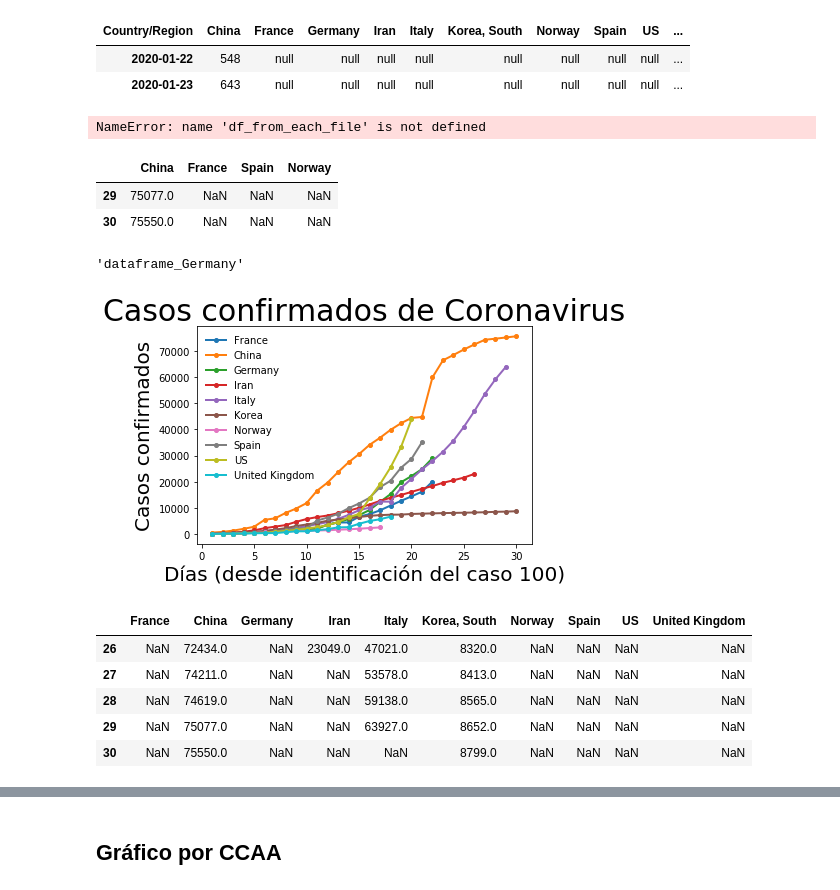
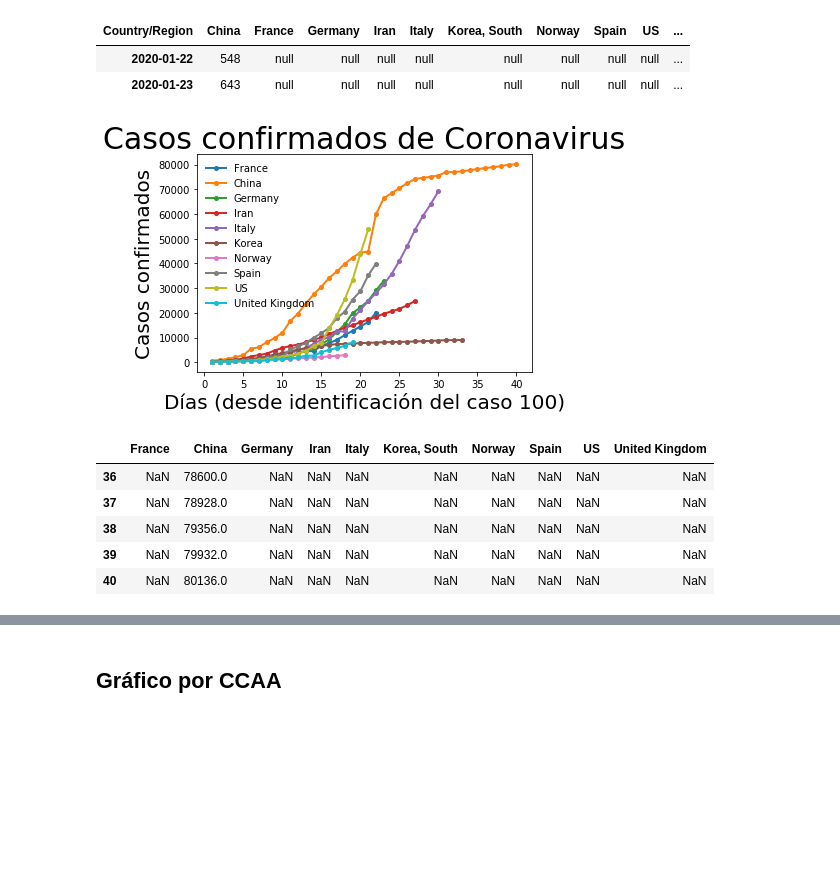
Before and after one commit to akakicreations/ejercicios-casuales-github, a Jupyter notebook: covid19-exercise/covid19_notebook_WEB.ipynb, the cells around one changed output, grey strips where cells are left out. Saved outputs shown, nothing was run; the diff lists cells and outputs as text; code cells hidden in the pictures; blank space fills up the shorter version.

```diff
--- a/covid19-exercise/covid19_notebook_WEB.ipynb
+++ b/covid19-exercise/covid19_notebook_WEB.ipynb
@@ -51,32 +51,6 @@ data_drive_from100cases.head(2)
 | Country/Region | China | France | Germany | Iran | Italy | Korea, South | Norway | Spain | US | ... |
 | 2020-01-22 | 548 | null | null | null | null | null | null | null | null | ... |
 | 2020-01-23 | 643 | null | null | null | null | null | null | null | null | ... |
-# %%
-import os, glob
-import pandas as pd
-
-path = "/"
-
-all_files = glob.glob(os.path.join(path, "data_*.csv"))
-df_merged   = pd.concat(df_from_each_file, ignore_index=True)
-df_merged = (pd.read_csv(f, sep=',') for f in all_files)
-df_merged.to_csv( "merged.csv")
-# %% [output]
-NameError: name 'df_from_each_file' is not defined
-# %%
-# data_drive_merge = pd.merge(dataframe_China, [dataframe_France, dataframe_China], left_index=True, right_index=True)
-result = dataframe_China.join([dataframe_France, dataframe_Spain, dataframe_Norway])
-result.tail(2)
-# %% [output]
-|  | China | France | Spain | Norway |
-| 29 | 75077.0 | NaN | NaN | NaN |
-| 30 | 75550.0 | NaN | NaN | NaN |
-# %%
-#Lista dataframes
-dataframes_list = ['dataframe_China', 'dataframe_Germany', 'dataframe_Iran', 'dataframe_Italy', 'dataframe_Korea', 'dataframe_Norway', 'dataframe_Spain', 'dataframe_US', 'dataframe_UnitedKingdom']
-dataframes_list[1]
-# %% [output]
-'dataframe_Germany'
 # %%
 '''Vamos a hacer un gráfico para ver los casos confirmados (desde caso 100)'''
 
@@ -112,8 +86,8 @@ dataframe_Spain = pd.read_csv('data_Spain.csv')
 dataframe_US = pd.read_csv('data_US.csv')
 dataframe_UnitedKingdom = pd.read_csv('data_United Kingdom.csv')
 
-#Les añadimos NaN al final
-new_index = np.arange(1,31)
+#Les añadimos NaN al final y reindexamos
+new_index = np.arange(1,41)
 dataframe_France = dataframe_France.reindex(new_index)
 dataframe_China = dataframe_China.reindex(new_index)
 dataframe_Germany = dataframe_Germany.reindex(new_index)
@@ -122,40 +96,40 @@ dataframe_Italy = dataframe_Italy.reindex(new_index)
 dataframe_Korea = dataframe_Korea.reindex(new_index)
 dataframe_Norway = dataframe_Norway.reindex(new_index)
 dataframe_Spain = dataframe_Spain.reindex(new_index)
 dataframe_US = dataframe_US.reindex(new_index)
 dataframe_UnitedKingdom = dataframe_UnitedKingdom.reindex(new_index)
 
 # Lo ploteo
 plt.plot(dataframe_France, label='France', marker='o', markersize=4, linewidth=2)
 plt.plot(dataframe_China, label='China',marker='o', markersize=4, linewidth=2)
 plt.plot(dataframe_Germany, label='Germany' ,marker='o', markersize=4, linewidth=2)
 plt.plot(dataframe_Iran, label='Iran',marker='o', markersize=4, linewidth=2)
 plt.plot(dataframe_Italy, label='Italy',marker='o', markersize=4, linewidth=2)
 plt.plot(dataframe_Korea, label='Korea' ,marker='o', markersize=4, linewidth=2)
 plt.plot(dataframe_Norway, label='Norway' ,marker='o', markersize=4, linewidth=2)
 plt.plot(dataframe_Spain, label='Spain' ,marker='o', markersize=4, linewidth=2)
 plt.plot(dataframe_US, label='US' ,marker='o', markersize=4, linewidth=2)
 plt.plot(dataframe_UnitedKingdom, label='United Kingdom',marker='o', markersize=4, linewidth=2)
 
 plt.legend(loc='upper left', frameon=False, fancybox=True)
 plt.title('Casos confirmados de Coronavirus', {'fontsize': 30})
 
 plt.xlabel("Días (desde identificación del caso 100)", {'fontsize': 20})
 plt.ylabel("Casos confirmados", {'fontsize': 20})
 plt.show()
 
 #Juntar dataframes y Exportar CSV completo
 data_drive_from100cases = dataframe_France.join([dataframe_China, dataframe_Germany, dataframe_Iran, dataframe_Italy, dataframe_Korea, dataframe_Norway, dataframe_Spain, dataframe_US,dataframe_UnitedKingdom])
 data_drive_from100cases.to_csv('covid19_data_drive_from100.csv', sep = ';')
 data_drive_from100cases.tail()
 # %% [output]
-[figure, old version]
+[figure, new version]
 |  | France | China | Germany | Iran | Italy | Korea, South | Norway | Spain | US | United Kingdom |
-| 26 | NaN | 72434.0 | NaN | 23049.0 | 47021.0 | 8320.0 | NaN | NaN | NaN | NaN |
-| 27 | NaN | 74211.0 | NaN | NaN | 53578.0 | 8413.0 | NaN | NaN | NaN | NaN |
-| 28 | NaN | 74619.0 | NaN | NaN | 59138.0 | 8565.0 | NaN | NaN | NaN | NaN |
-| 29 | NaN | 75077.0 | NaN | NaN | 63927.0 | 8652.0 | NaN | NaN | NaN | NaN |
-| 30 | NaN | 75550.0 | NaN | NaN | NaN | 8799.0 | NaN | NaN | NaN | NaN |
+| 36 | NaN | 78600.0 | NaN | NaN | NaN | NaN | NaN | NaN | NaN | NaN |
+| 37 | NaN | 78928.0 | NaN | NaN | NaN | NaN | NaN | NaN | NaN | NaN |
+| 38 | NaN | 79356.0 | NaN | NaN | NaN | NaN | NaN | NaN | NaN | NaN |
+| 39 | NaN | 79932.0 | NaN | NaN | NaN | NaN | NaN | NaN | NaN | NaN |
+| 40 | NaN | 80136.0 | NaN | NaN | NaN | NaN | NaN | NaN | NaN | NaN |
 # %%
 # Coger solo datos de últimos 60 días
 data_time_Xdays = data_time[-60:]
```
Also changed, not shown: parts of 6 cells of this notebook, 1 other file.
